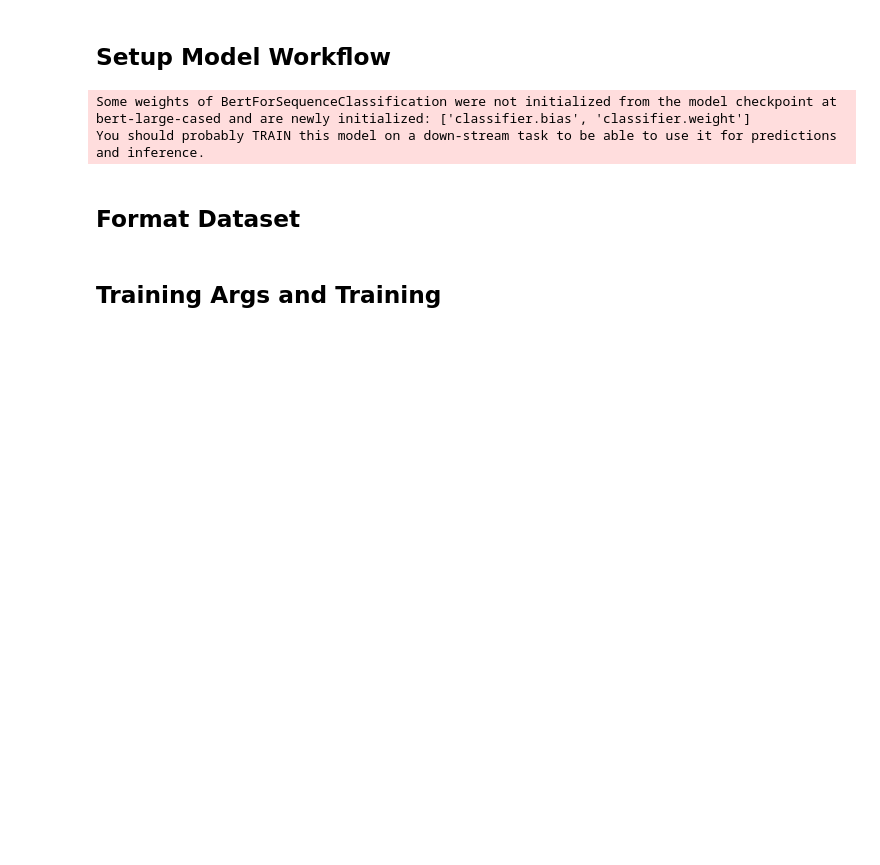
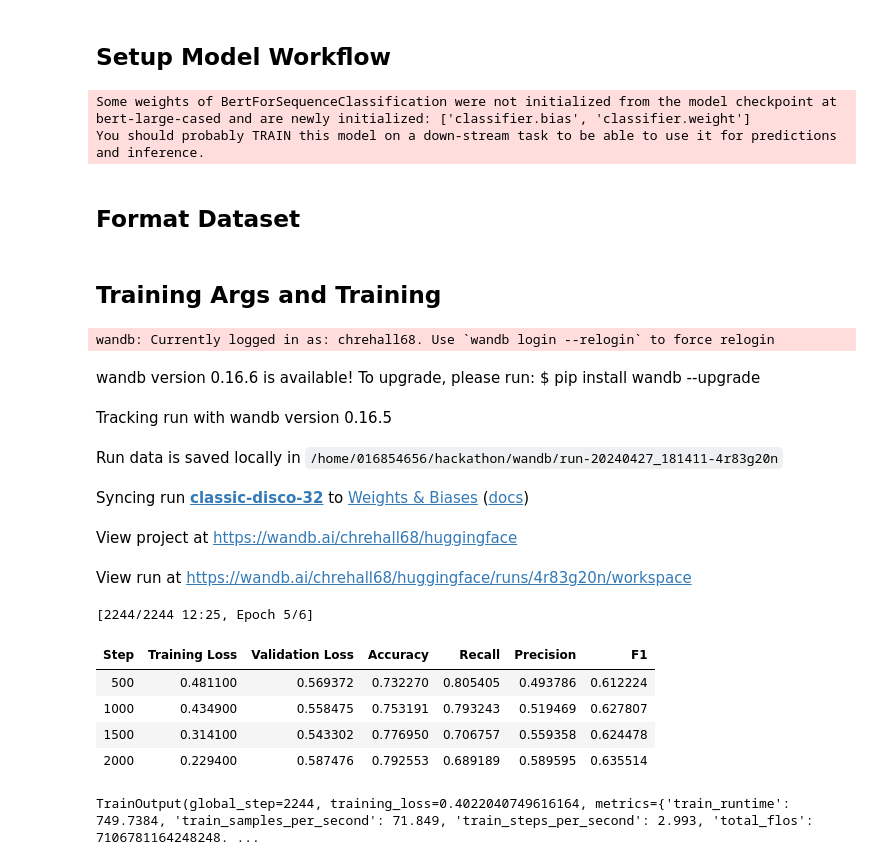
Before and after one commit to townsag/UltraViolet, a Jupyter notebook: backend/ml_classification.ipynb, the cells around one changed output. Saved outputs shown, nothing was run; the diff lists cells and outputs as text; code cells hidden in the pictures; blank space fills up the shorter version.

```diff
--- a/backend/ml_classification.ipynb
+++ b/backend/ml_classification.ipynb
@@ -160,8 +197,8 @@ You should probably TRAIN this model on a down-stream task to be able to use it
 # %%
 train = datasets.Dataset.from_dict(
     {
-        "text": [sentence for sentence, _ in train_preprocessed],
-        "labels": [1 if label else 0 for _, label in train_preprocessed],
+        "text": [sentence for sentence, _ in train_balanced],
+        "labels": [1 if label else 0 for _, label in train_balanced],
     }
 )
 validation = datasets.Dataset.from_dict(
@@ -221,0 +259,17 @@ trainer = Trainer(
+# %%
+trainer.train()
+# %% [output]
+wandb: Currently logged in as: chrehall68. Use `wandb login --relogin` to force relogin
+wandb version 0.16.6 is available! To upgrade, please run: $ pip install wandb --upgrade
+Tracking run with wandb version 0.16.5
+Run data is saved locally in /home/016854656/hackathon/wandb/run-20240427_181411-4r83g20n
+Syncing run classic-disco-32 to Weights & Biases (docs)
+View project at https://wandb.ai/chrehall68/huggingface
+View run at https://wandb.ai/chrehall68/huggingface/runs/4r83g20n/workspace
+[2244/2244 12:25, Epoch 5/6]
+| Step | Training Loss | Validation Loss | Accuracy | Recall | Precision | F1 |
+| 500 | 0.481100 | 0.569372 | 0.732270 | 0.805405 | 0.493786 | 0.612224 |
+| 1000 | 0.434900 | 0.558475 | 0.753191 | 0.793243 | 0.519469 | 0.627807 |
+| 1500 | 0.314100 | 0.543302 | 0.776950 | 0.706757 | 0.559358 | 0.624478 |
+| 2000 | 0.229400 | 0.587476 | 0.792553 | 0.689189 | 0.589595 | 0.635514 |
+TrainOutput(global_step=2244, training_loss=0.4022040749616164, metrics={'train_runtime': 749.7384, 'train_samples_per_second': 71.849, 'train_steps_per_second': 2.993, 'total_flos': 7106781164248248. ...
```
Also changed, not shown: parts of 26 cells of this notebook.
